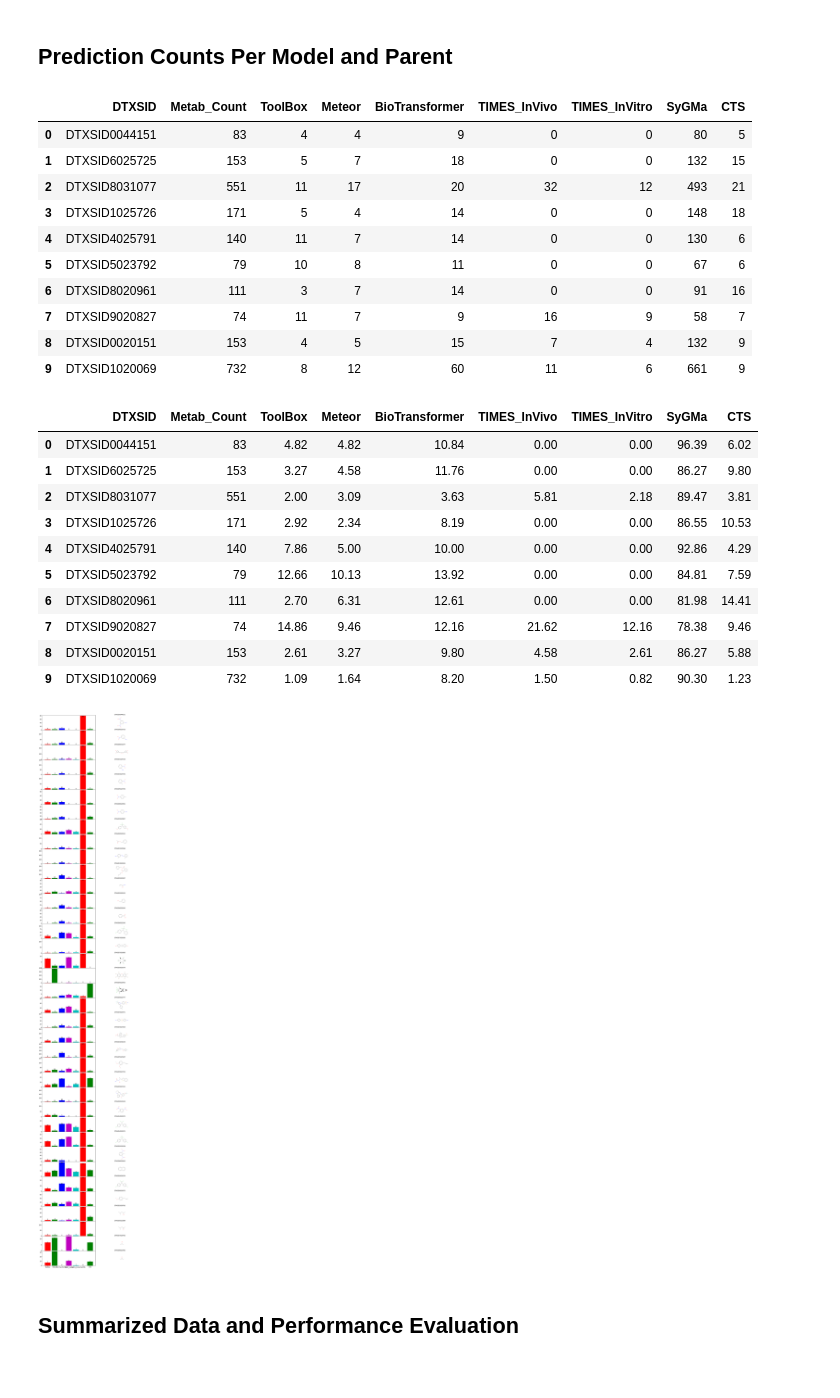
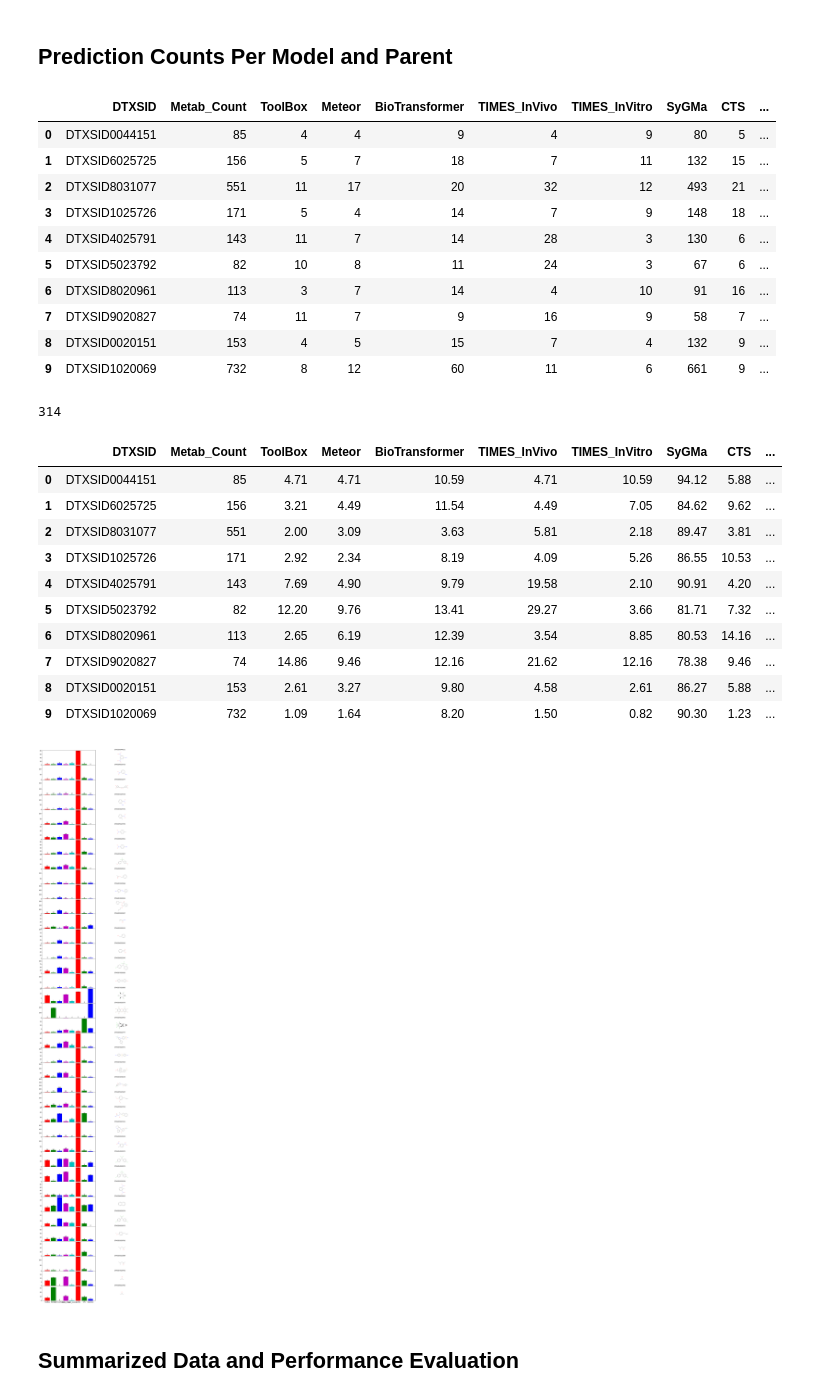
Before and after one commit to patlewig/in_silico_metabolism, a Jupyter notebook: notebooks/01_Model_Comparison_NB.ipynb, the cells around one changed output. Saved outputs shown, nothing was run; the diff lists cells and outputs as text; code cells hidden in the pictures.

```diff
--- a/notebooks/01_Model_Comparison_NB.ipynb
+++ b/notebooks/01_Model_Comparison_NB.ipynb
@@ -190,0 +160,4 @@ uniqueCount
+# %%
+times_inVivoDF = times_inVivoDF[['DTXSID', 'Metabolite_INCHIKEY', 'Clean_SMILES', 'TIMES_InVivo']]
+# %%
+times_inVitroDF = times_inVitroDF[['DTXSID', 'Metabolite_INCHIKEY', 'Clean_SMILES', 'TIMES_InVitro']]
@@ -267,6 +350,8 @@ DTXSID_Metab_pairings = list(zip(agg_Data['DTXSID'],agg_Data['Metabolite_INCHIKE
 [(i,DTXSID_Metab_pairings.index(DTXSID_Metab_pairings[i]), DTXSID_Metab_pairings[i]) for i in range(len(DTXSID_Metab_pairings)) if not i == DTXSID_Metab_pairings.index(DTXSID_Metab_pairings[i])]
 # %% [output]
 []
+# %%
+modelList2 = ['ToolBox', 'Meteor','BioTransformer','TIMES_InVivo','TIMES_InVitro', 'SyGMa', 'CTS', 'Reported']
 # %% [markdown]
 ## Prediction Counts Per Model and Parent <a class="anchor" id="second-bullet"></a>
 # %%
@@ -275,24 +360,24 @@ DTXSID_Metab_pairings = list(zip(agg_Data['DTXSID'],agg_Data['Metabolite_INCHIKE
 #Generate new dataframe to make comparison and assign DTXSIDs based on csv output from CompTox and takes the sum of metabolites generates
 #for each DTXSID
 
-metab_Comp = pd.DataFrame(data = None, columns = ['DTXSID','Metab_Count']+ modelList)
+metab_Comp = pd.DataFrame(data = None, columns = ['DTXSID','Metab_Count']+ modelList2)
 metab_Comp['DTXSID'] = DSSToxList['INPUT']
 metab_Comp['Metab_Count'] = [agg_Data[agg_Data['DTXSID']==x].shape[0] for x in metab_Comp['DTXSID']]
 
 #Returns the number of metabolites predicted by each software for each parent DTXSID
-for model in modelList:
+for model in modelList2:
     metab_Comp[model] = [agg_Data[(agg_Data['DTXSID']==DTXSID)&(agg_Data[model]==1)].shape[0] for DTXSID in metab_Comp['DTXSID']]
 
 metab_Comp.head(10)
 # %% [output]
-|  | DTXSID | Metab_Count | ToolBox | Meteor | BioTransformer | TIMES_InVivo | TIMES_InVitro | SyGMa | CTS |
-| 0 | DTXSID0044151 | 83 | 4 | 4 | 9 | 0 | 0 | 80 | 5 |
-| 1 | DTXSID6025725 | 153 | 5 | 7 | 18 | 0 | 0 | 132 | 15 |
-| 2 | DTXSID8031077 | 551 | 11 | 17 | 20 | 32 | 12 | 493 | 21 |
-| 3 | DTXSID1025726 | 171 | 5 | 4 | 14 | 0 | 0 | 148 | 18 |
-| 4 | DTXSID4025791 | 140 | 11 | 7 | 14 | 0 | 0 | 130 | 6 |
-| 5 | DTXSID5023792 | 79 | 10 | 8 | 11 | 0 | 0 | 67 | 6 |
-| 6 | DTXSID8020961 | 111 | 3 | 7 | 14 | 0 | 0 | 91 | 16 |
-| 7 | DTXSID9020827 | 74 | 11 | 7 | 9 | 16 | 9 | 58 | 7 |
-| 8 | DTXSID0020151 | 153 | 4 | 5 | 15 | 7 | 4 | 132 | 9 |
-| 9 | DTXSID1020069 | 732 | 8 | 12 | 60 | 11 | 6 | 661 | 9 |
+|  | DTXSID | Metab_Count | ToolBox | Meteor | BioTransformer | TIMES_InVivo | TIMES_InVitro | SyGMa | CTS | ... |
+| 0 | DTXSID0044151 | 85 | 4 | 4 | 9 | 4 | 9 | 80 | 5 | ... |
+| 1 | DTXSID6025725 | 156 | 5 | 7 | 18 | 7 | 11 | 132 | 15 | ... |
+| 2 | DTXSID8031077 | 551 | 11 | 17 | 20 | 32 | 12 | 493 | 21 | ... |
+| 3 | DTXSID1025726 | 171 | 5 | 4 | 14 | 7 | 9 | 148 | 18 | ... |
+| 4 | DTXSID4025791 | 143 | 11 | 7 | 14 | 28 | 3 | 130 | 6 | ... |
+| 5 | DTXSID5023792 | 82 | 10 | 8 | 11 | 24 | 3 | 67 | 6 | ... |
+| 6 | DTXSID8020961 | 113 | 3 | 7 | 14 | 4 | 10 | 91 | 16 | ... |
+| 7 | DTXSID9020827 | 74 | 11 | 7 | 9 | 16 | 9 | 58 | 7 | ... |
+| 8 | DTXSID0020151 | 153 | 4 | 5 | 15 | 7 | 4 | 132 | 9 | ... |
+| 9 | DTXSID1020069 | 732 | 8 | 12 | 60 | 11 | 6 | 661 | 9 | ... |
@@ -299,23 +390,27 @@ metab_Comp.head(10)
+# %%
+metabcomp['ToolBox'].sum()
+# %% [output]
+314
 # %%
 #uses the metab_Comp dataframe to generate a dataframe that summarized the percent of total metabolites generated by each software for each parent compound
 metab_Comp_Percent = metab_Comp.copy()
-for model in modelList:
+for model in modelList2:
     metab_Comp_Percent[model] = round([agg_Data[(agg_Data['DTXSID']==DTXSID)&(agg_Data[model]==1)].shape[0]
                          for DTXSID in metab_Comp['DTXSID']]/metab_Comp['Metab_Count']*100,2)
 
 metab_Comp_Percent.head(10)
 # %% [output]
-|  | DTXSID | Metab_Count | ToolBox | Meteor | BioTransformer | TIMES_InVivo | TIMES_InVitro | SyGMa | CTS |
-| 0 | DTXSID0044151 | 83 | 4.82 | 4.82 | 10.84 | 0.00 | 0.00 | 96.39 | 6.02 |
-| 1 | DTXSID6025725 | 153 | 3.27 | 4.58 | 11.76 | 0.00 | 0.00 | 86.27 | 9.80 |
-| 2 | DTXSID8031077 | 551 | 2.00 | 3.09 | 3.63 | 5.81 | 2.18 | 89.47 | 3.81 |
-| 3 | DTXSID1025726 | 171 | 2.92 | 2.34 | 8.19 | 0.00 | 0.00 | 86.55 | 10.53 |
-| 4 | DTXSID4025791 | 140 | 7.86 | 5.00 | 10.00 | 0.00 | 0.00 | 92.86 | 4.29 |
-| 5 | DTXSID5023792 | 79 | 12.66 | 10.13 | 13.92 | 0.00 | 0.00 | 84.81 | 7.59 |
-| 6 | DTXSID8020961 | 111 | 2.70 | 6.31 | 12.61 | 0.00 | 0.00 | 81.98 | 14.41 |
-| 7 | DTXSID9020827 | 74 | 14.86 | 9.46 | 12.16 | 21.62 | 12.16 | 78.38 | 9.46 |
-| 8 | DTXSID0020151 | 153 | 2.61 | 3.27 | 9.80 | 4.58 | 2.61 | 86.27 | 5.88 |
-| 9 | DTXSID1020069 | 732 | 1.09 | 1.64 | 8.20 | 1.50 | 0.82 | 90.30 | 1.23 |
+|  | DTXSID | Metab_Count | ToolBox | Meteor | BioTransformer | TIMES_InVivo | TIMES_InVitro | SyGMa | CTS | ... |
+| 0 | DTXSID0044151 | 85 | 4.71 | 4.71 | 10.59 | 4.71 | 10.59 | 94.12 | 5.88 | ... |
+| 1 | DTXSID6025725 | 156 | 3.21 | 4.49 | 11.54 | 4.49 | 7.05 | 84.62 | 9.62 | ... |
+| 2 | DTXSID8031077 | 551 | 2.00 | 3.09 | 3.63 | 5.81 | 2.18 | 89.47 | 3.81 | ... |
+| 3 | DTXSID1025726 | 171 | 2.92 | 2.34 | 8.19 | 4.09 | 5.26 | 86.55 | 10.53 | ... |
+| 4 | DTXSID4025791 | 143 | 7.69 | 4.90 | 9.79 | 19.58 | 2.10 | 90.91 | 4.20 | ... |
+| 5 | DTXSID5023792 | 82 | 12.20 | 9.76 | 13.41 | 29.27 | 3.66 | 81.71 | 7.32 | ... |
+| 6 | DTXSID8020961 | 113 | 2.65 | 6.19 | 12.39 | 3.54 | 8.85 | 80.53 | 14.16 | ... |
+| 7 | DTXSID9020827 | 74 | 14.86 | 9.46 | 12.16 | 21.62 | 12.16 | 78.38 | 9.46 | ... |
+| 8 | DTXSID0020151 | 153 | 2.61 | 3.27 | 9.80 | 4.58 | 2.61 | 86.27 | 5.88 | ... |
+| 9 | DTXSID1020069 | 732 | 1.09 | 1.64 | 8.20 | 1.50 | 0.82 | 90.30 | 1.23 | ... |
 # %%
 #Generates bargraphs for each parent compound that returns the total metabolites generated by each prediction software accompanied by
 #a png of each starting DTXSID
@@ -323,35 +418,35 @@ metab_Comp_Percent.head(10)
 #autolabel function was generated by matplotlib, and generates the total counts for each bar graph at the top of each graph
 
 def autolabel(rects, xpos='center'):
     """
     Attach a text label above each bar in *rects*, displaying its height.
 
     *xpos* indicates which side to place the text w.r.t. the center of
     the bar. It can be one of the following {'center', 'right', 'left'}.
     """
 
     xpos = xpos.lower()  # normalize the case of the parameter
     ha = {'center': 'center', 'right': 'left', 'left': 'right'}
     offset = {'center': 0.5, 'right': 0.57, 'left': 0.43}  # x_txt = x + w*off
 
     for rect in rects:
         height = rect.get_height()
         axs[x,0].text(rect.get_x() + rect.get_width()*offset[xpos], 0.9*height,
                 '{}'.format(height), ha=ha[xpos], va='bottom')
 
 
 
 fig, axs = plt.subplots(metab_Comp.shape[0],2, gridspec_kw = {'hspace':0,'wspace':0},figsize = (14, 75))
 colors = ['r','g','b','m','c']
 image_List = [Chem.Draw.MolToImage(Chem.MolFromSmiles(x)) for x in DSSToxList['SMILES']]
 for x in range(metab_Comp.shape[0]):
-    rect1 =  axs[x,0].bar(modelList, metab_Comp.loc[x, modelList], color = colors)
+    rect1 =  axs[x,0].bar(modelList2, metab_Comp.loc[x, modelList2], color = colors)
     autolabel(rect1)
     axs[x,1].imshow(image_List[x])
     axs[x,1].axis('off')
     axs[x,1].annotate(metab_Comp.loc[x, 'DTXSID'], xy = (0.0,0.3))
 # %% [output]
-[figure, old version]
+[figure, new version]
 # %% [markdown]
 ## Summarized Data and Performance Evaluation <a class="anchor" id="third-bullet"></a>
 # %%
```
Also changed, not shown: parts of 83 cells of this notebook, 1 other file.
